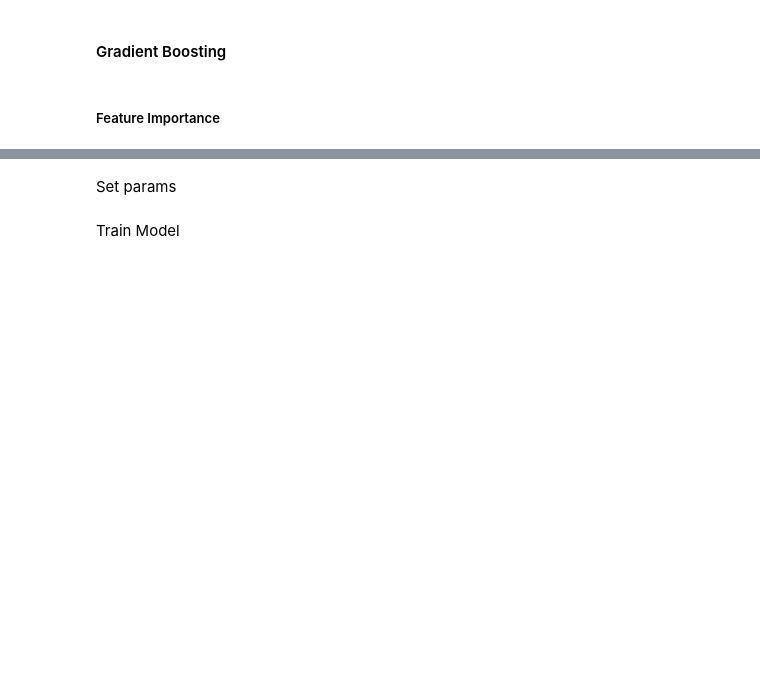
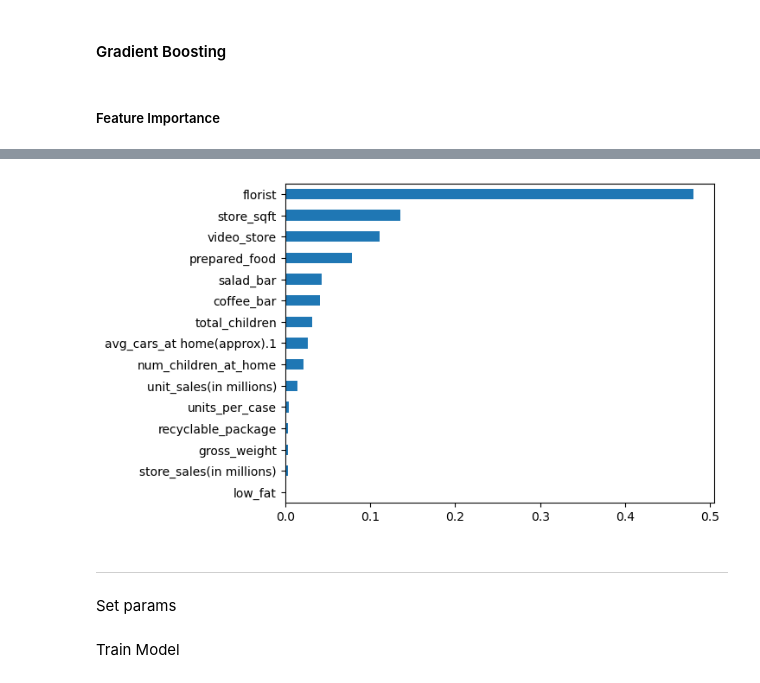
Before and after one commit to peterbull/s03e11_media, a Jupyter notebook: media_campaign_cost_boost.ipynb, the cells around one changed output, grey strips where cells are left out. Drawn from its saved outputs; the diff is of its cells as text; code cells hidden in the pictures; blank space fills up the shorter version.

```diff
--- a/media_campaign_cost_boost.ipynb
+++ b/media_campaign_cost_boost.ipynb
@@ -172,6 +176,7 @@ fi
 # %% [markdown]
 ##### Feature Importance
 # %%
+#| export
 train_fi = df_train.drop(columns = ['cost'])
-target_fi = df_train[dep_var]
+target_fi = df_train['cost']
 # %%
@@ -182,0 +187,3 @@ x_train, x_test, y_train, y_test = train_tes
+# %%
+#| export
+x_train, x_test, y_train, y_test = train_test_split(train_fi, target_fi, test_size=0.2)
@@ -182,0 +212,7 @@ x_train, x_test, y_train, y_test = train_tes
+# %%
+#| export
+model = xgb.XGBRegressor(objective ='reg:squarederror',
+                  n_estimators = 10, seed = 123)
+# %%
+#| export
+model.fit(x_train, y_train)
@@ -183,3 +231,9 @@ x_train, x_test, y_train, y_test = train_tes
+# %%
+plot_fi(model.feature_importances_)
+# %% [output]
+[figure, added]
+# %% [markdown]
+***
 # %%
 gb_train = xgb.DMatrix(xs, label=y)
 gb_valid = xgb.DMatrix(valid_xs, label=valid_y)
```
Also changed, not shown: parts of 16 cells of this notebook, 1 other file.
